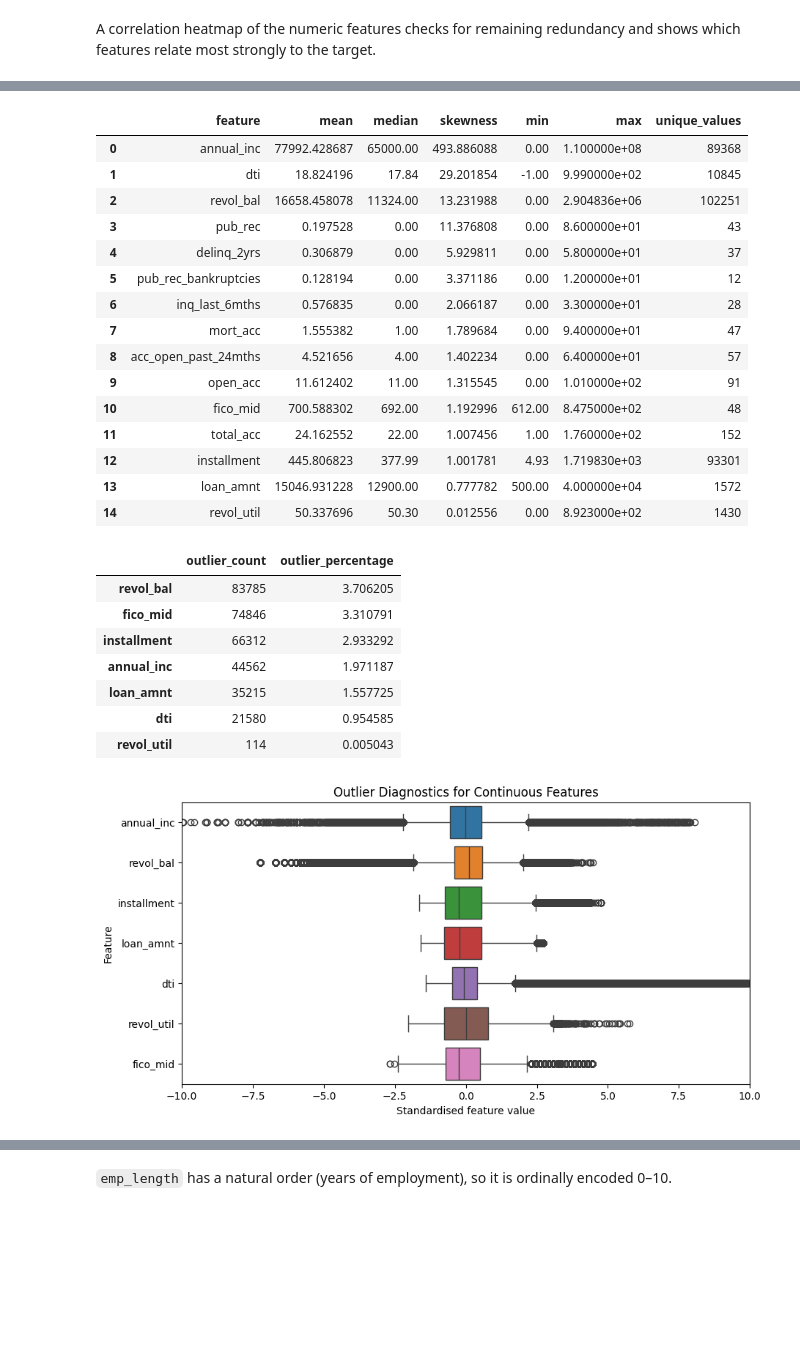
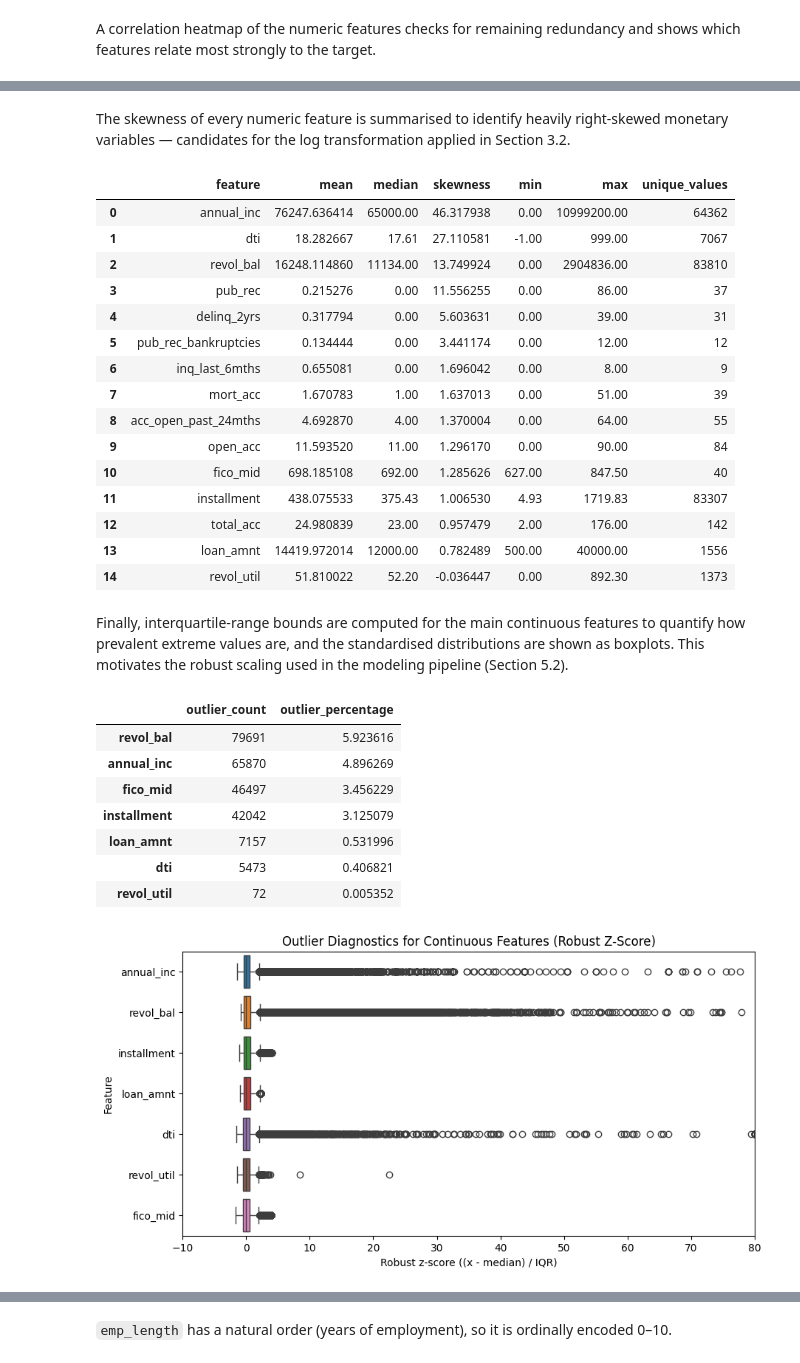
Before and after one commit to TimAngevare/Adversarial-Attacks-on-Class-Imbalanced-Lending-Default-Models, a Jupyter notebook: Notebook_Final_V1.ipynb, the cells around one changed output, grey strips where cells are left out. Cells and saved outputs as stored; diff of their text form; code cells hidden in the pictures; blank space fills up the shorter version.

```diff
--- a/Notebook_Final_V1.ipynb
+++ b/Notebook_Final_V1.ipynb
@@ -404,11 +448,11 @@ df = df.drop(columns=["fico_range_low", "fico_range_high"], errors="ignore")
 # %%
-# For al the other highly correlated features, we will drop one of the pair. The following columns have been identified as highly correlated and will be dropped:
+# columns to drop
 corr_drop_cols = [
     "out_prncp_inv", "total_pymnt_inv", "funded_amnt","funded_amnt_inv", "num_sats",
     "num_rev_tl_bal_gt_0", "tot_hi_cred_lim","total_il_high_credit_limit","bc_util",
     "percent_bc_gt_75","bc_open_to_buy","total_bc_limit", "num_op_rev_tl", "avg_cur_bal",
     "last_fico_range_high","last_fico_range_low","num_bc_sats","num_actv_bc_tl",
-    "total_rev_hi_lim", "num_bc_tl", "num_tl_30dpd",
+    "total_rev_hi_lim", "num_bc_tl", "num_tl_30dpd", "collection_recovery_fee",
 ]
 
 existing_corr_drop_cols = [col for col in corr_drop_cols if col in df.columns]
@@ -527,13 +575,15 @@ Now we deleted features based on missing values, correlation, constantity, and u
 # %%
 drop_for_leakage = [
-    "out_prncp",
     "total_pymnt",
     "total_rec_prncp",
     "total_rec_int",
     "last_pymnt_d",
     "last_pymnt_amnt",
-    "last_credit_pull_d"
-    "issue_d"
+    "last_credit_pull_d",
+    "issue_d",
+    "recoveries",
+
+
 ]
 drop_for_proxy_risk = [
     "int_rate",
@@ -548,5 +598,5 @@ Last features drop based on other kaggle sets and logisch nadenken.
 # %%
-drop_for_generalisation = [
+drop_manual = [
     # Too detailed location
     "zip_code",
 
@@ -573,12 +623,13 @@ drop_for_generalisation = [
     "num_rev_accts",
     "num_tl_30dpd",
     "num_tl_op_past_12m",
+    'num_tl_90g_dpd_24m',
 
     # Detailed delinquency percentage; overlaps with broader delinquency/FICO features
     "pct_tl_nvr_dlq"
 ]
 
-df = df.drop(columns=[col for col in drop_for_generalisation if col in df.columns])
+df = df.drop(columns=[col for col in drop_manual if col in df.columns])
 # %%
 print("Remaining features:", df.shape[1])
 print(df.columns.tolist())
@@ -689,4 +740,6 @@ plt.show()
 [figure]
+# %% [markdown]
+The skewness of every numeric feature is summarised to identify heavily right-skewed monetary variables — candidates for the log transformation applied in Section 3.2.
 # %%
 # Inspect skewness of numeric variables
 numeric_features = df.select_dtypes(include=["int64", "float64"]).columns.tolist()
@@ -711,22 +764,25 @@ skew_summary = skew_summary.sort_values("skewness", ascending=False).reset_index
 display(skew_summary)
 # %% [output]
 |  | feature | mean | median | skewness | min | max | unique_values |
-| 0 | annual_inc | 77992.428687 | 65000.00 | 493.886088 | 0.00 | 1.100000e+08 | 89368 |
-| 1 | dti | 18.824196 | 17.84 | 29.201854 | -1.00 | 9.990000e+02 | 10845 |
-| 2 | revol_bal | 16658.458078 | 11324.00 | 13.231988 | 0.00 | 2.904836e+06 | 102251 |
-| 3 | pub_rec | 0.197528 | 0.00 | 11.376808 | 0.00 | 8.600000e+01 | 43 |
-| 4 | delinq_2yrs | 0.306879 | 0.00 | 5.929811 | 0.00 | 5.800000e+01 | 37 |
-| 5 | pub_rec_bankruptcies | 0.128194 | 0.00 | 3.371186 | 0.00 | 1.200000e+01 | 12 |
-| 6 | inq_last_6mths | 0.576835 | 0.00 | 2.066187 | 0.00 | 3.300000e+01 | 28 |
-| 7 | mort_acc | 1.555382 | 1.00 | 1.789684 | 0.00 | 9.400000e+01 | 47 |
-| 8 | acc_open_past_24mths | 4.521656 | 4.00 | 1.402234 | 0.00 | 6.400000e+01 | 57 |
-| 9 | open_acc | 11.612402 | 11.00 | 1.315545 | 0.00 | 1.010000e+02 | 91 |
-| 10 | fico_mid | 700.588302 | 692.00 | 1.192996 | 612.00 | 8.475000e+02 | 48 |
-| 11 | total_acc | 24.162552 | 22.00 | 1.007456 | 1.00 | 1.760000e+02 | 152 |
-| 12 | installment | 445.806823 | 377.99 | 1.001781 | 4.93 | 1.719830e+03 | 93301 |
-| 13 | loan_amnt | 15046.931228 | 12900.00 | 0.777782 | 500.00 | 4.000000e+04 | 1572 |
-| 14 | revol_util | 50.337696 | 50.30 | 0.012556 | 0.00 | 8.923000e+02 | 1430 |
+| 0 | annual_inc | 76247.636414 | 65000.00 | 46.317938 | 0.00 | 10999200.00 | 64362 |
+| 1 | dti | 18.282667 | 17.61 | 27.110581 | -1.00 | 999.00 | 7067 |
+| 2 | revol_bal | 16248.114860 | 11134.00 | 13.749924 | 0.00 | 2904836.00 | 83810 |
+| 3 | pub_rec | 0.215276 | 0.00 | 11.556255 | 0.00 | 86.00 | 37 |
+| 4 | delinq_2yrs | 0.317794 | 0.00 | 5.603631 | 0.00 | 39.00 | 31 |
+| 5 | pub_rec_bankruptcies | 0.134444 | 0.00 | 3.441174 | 0.00 | 12.00 | 12 |
+| 6 | inq_last_6mths | 0.655081 | 0.00 | 1.696042 | 0.00 | 8.00 | 9 |
+| 7 | mort_acc | 1.670783 | 1.00 | 1.637013 | 0.00 | 51.00 | 39 |
+| 8 | acc_open_past_24mths | 4.692870 | 4.00 | 1.370004 | 0.00 | 64.00 | 55 |
+| 9 | open_acc | 11.593520 | 11.00 | 1.296170 | 0.00 | 90.00 | 84 |
+| 10 | fico_mid | 698.185108 | 692.00 | 1.285626 | 627.00 | 847.50 | 40 |
+| 11 | installment | 438.075533 | 375.43 | 1.006530 | 4.93 | 1719.83 | 83307 |
+| 12 | total_acc | 24.980839 | 23.00 | 0.957479 | 2.00 | 176.00 | 142 |
+| 13 | loan_amnt | 14419.972014 | 12000.00 | 0.782489 | 500.00 | 40000.00 | 1556 |
+| 14 | revol_util | 51.810022 | 52.20 | -0.036447 | 0.00 | 892.30 | 1373 |
+# %% [markdown]
+Finally, interquartile-range bounds are computed for the main continuous features to quantify how prevalent extreme values are, and the standardised distributions are shown as boxplots. This motivates the robust scaling used in the modeling pipeline (Section 5.2).
 # %%
+# Outlier detection for continuous features
 continuous_cols = [
     "annual_inc",
     "revol_bal",
@@ -734,43 +790,46 @@ continuous_cols = [
     "loan_amnt",
     "dti",
     "revol_util",
     "fico_mid"
 ]
 
 Q1 = df[continuous_cols].quantile(0.25)
 Q3 = df[continuous_cols].quantile(0.75)
 IQR = Q3 - Q1
 
 lower_bound = Q1 - 1.5 * IQR
 upper_bound = Q3 + 1.5 * IQR
 
 outlier_mask = (df[continuous_cols] < lower_bound) | (df[continuous_cols] > upper_bound)
 
 outlier_summary = pd.DataFrame({
     "outlier_count": outlier_mask.sum(),
     "outlier_percentage": outlier_mask.mean() * 100
 }).sort_values("outlier_percentage", ascending=False)
 
 display(outlier_summary)
 
+# Robust z-score (median / IQR) instead of mean and std
 df_boxplot = df[continuous_cols].copy()
-df_boxplot = (df_boxplot - df_boxplot.mean()) / df_boxplot.std()
+median = df_boxplot.median()
+iqr = df_boxplot.quantile(0.75) - df_boxplot.quantile(0.25)
+df_boxplot = (df_boxplot - median) / iqr
 
 plt.figure(figsize=(10, 5))
 sns.boxplot(data=df_boxplot, orient="h")
-plt.title("Outlier Diagnostics for Continuous Features")
-plt.xlabel("Standardised feature value")
+plt.title("Outlier Diagnostics for Continuous Features (Robust Z-Score)")
+plt.xlabel("Robust z-score ((x - median) / IQR)")
 plt.ylabel("Feature")
-plt.xlim(-10, 10)
+plt.xlim(-10, 80)
 plt.show()
 # %% [output]
 |  | outlier_count | outlier_percentage |
-| revol_bal | 83785 | 3.706205 |
-| fico_mid | 74846 | 3.310791 |
-| installment | 66312 | 2.933292 |
-| annual_inc | 44562 | 1.971187 |
-| loan_amnt | 35215 | 1.557725 |
-| dti | 21580 | 0.954585 |
-| revol_util | 114 | 0.005043 |
+| revol_bal | 79691 | 5.923616 |
+| annual_inc | 65870 | 4.896269 |
+| fico_mid | 46497 | 3.456229 |
+| installment | 42042 | 3.125079 |
+| loan_amnt | 7157 | 0.531996 |
+| dti | 5473 | 0.406821 |
+| revol_util | 72 | 0.005352 |
-[figure, old version]
+[figure, new version]
 # %% [markdown]
```
Also changed, not shown: parts of 164 cells of this notebook.
